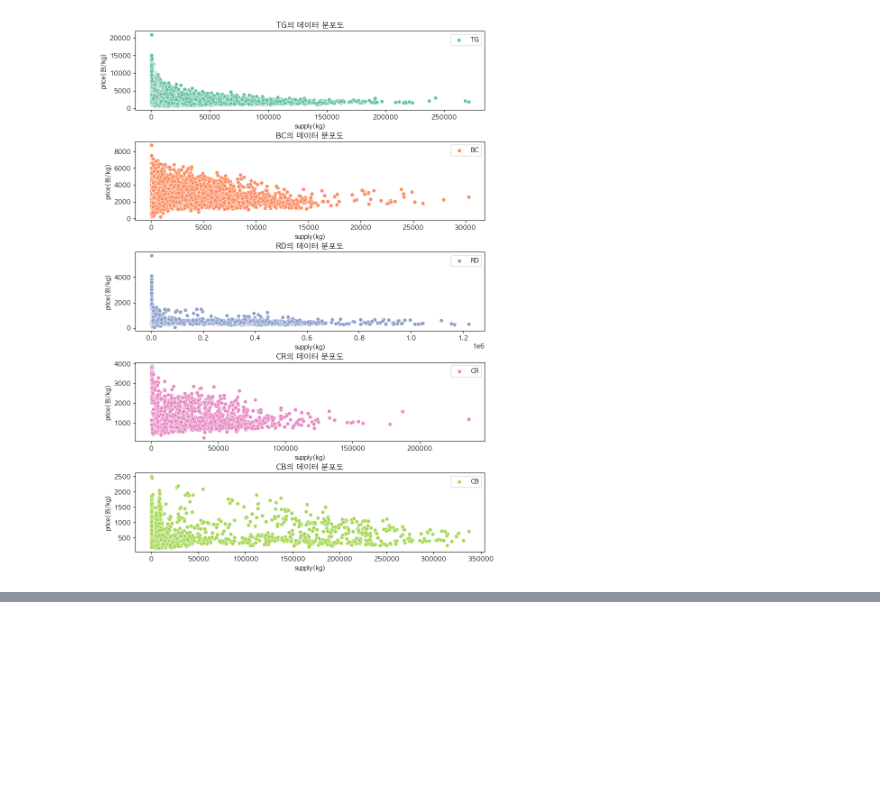
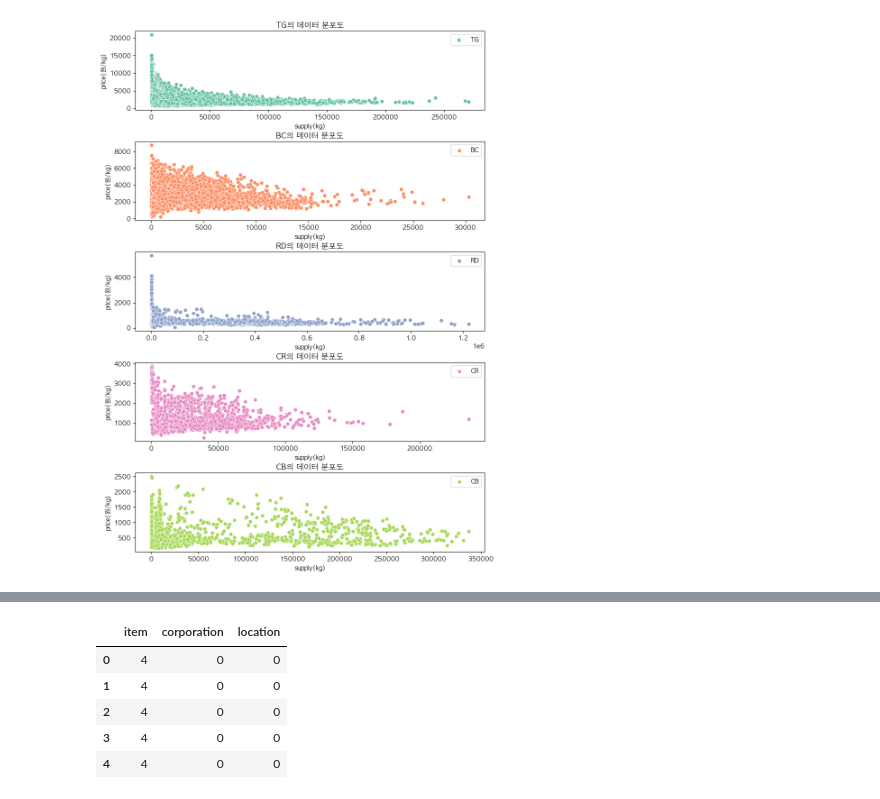
Before and after one commit to Joy-9707/sparta_practice, a Jupyter notebook: 김희정_0208.ipynb, the cells around one changed output, grey strips where cells are left out. Cells and saved outputs as stored; diff of their text form; code cells hidden in the pictures; blank space fills up the shorter version.

```diff
--- a/김희정_0208.ipynb
+++ b/김희정_0208.ipynb
@@ -548,0 +532,10 @@ for i in range(len(items)):
+# %%
+d1 = df[encoding_columns].apply(encoding_labels)
+d1.head()
+# %% [output]
+|  | item | corporation | location |
+| 0 | 4 | 0 | 0 |
+| 1 | 4 | 0 | 0 |
+| 2 | 4 | 0 | 0 |
+| 3 | 4 | 0 | 0 |
+| 4 | 4 | 0 | 0 |
```
Also changed, not shown: parts of 21 cells of this notebook.
